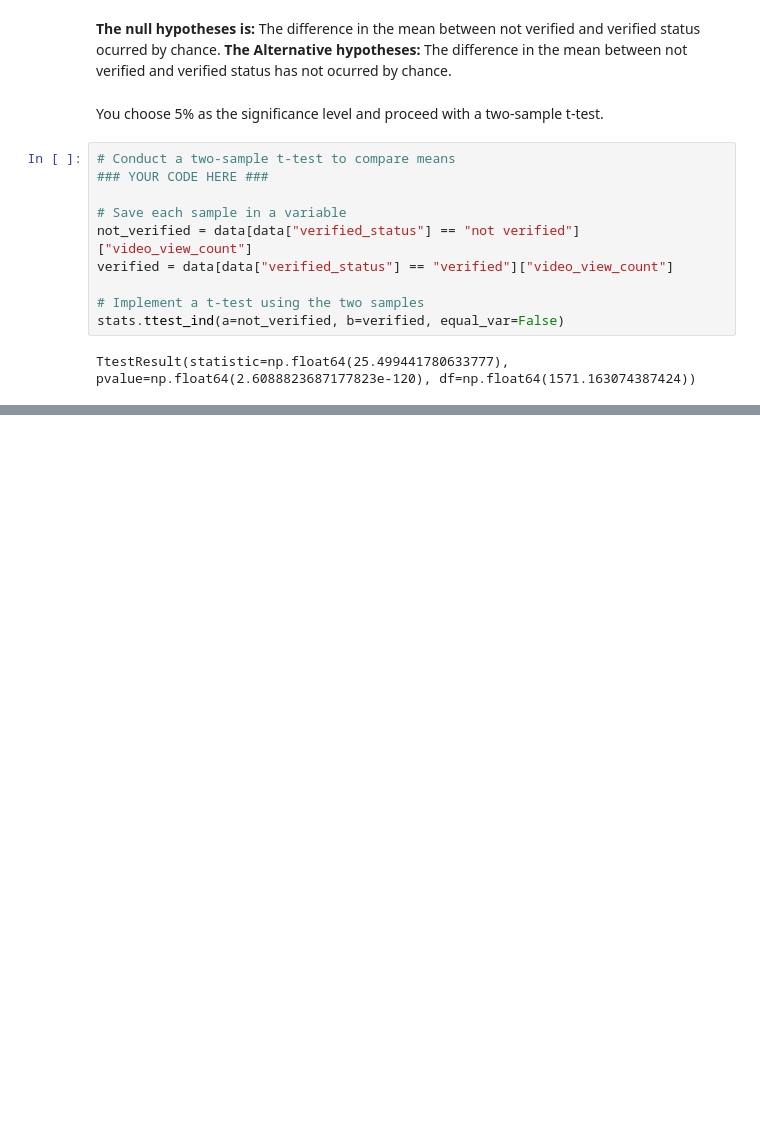
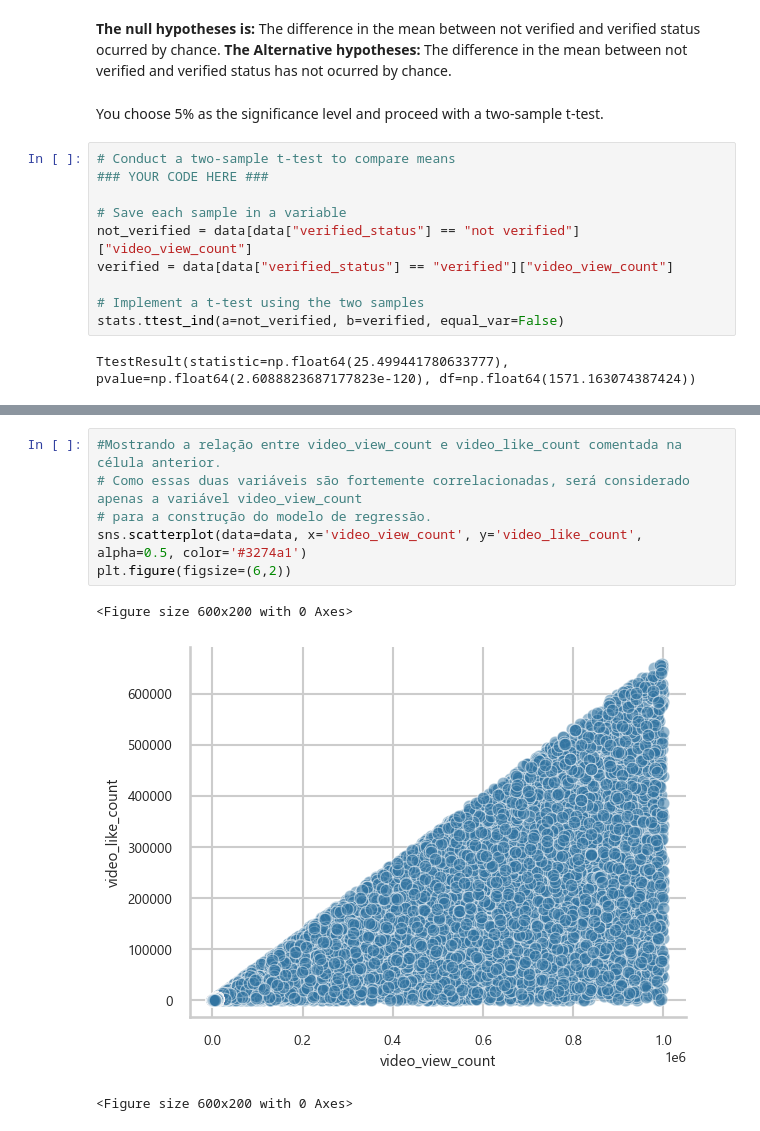
Before and after one commit to Trevisssss/tiktok-analysis, a Jupyter notebook: Tiktok-Analysis.ipynb, the cells around one changed output, grey strips where cells are left out. Saved outputs shown, nothing was run; the diff lists cells and outputs as text; blank space fills up the shorter version.

```diff
--- a/Tiktok-Analysis.ipynb
+++ b/Tiktok-Analysis.ipynb
@@ -209,0 +243,10 @@ Consider the questions in your PACE Strategy Documentto reflect on the Execute s
+# %%
+#Mostrando a relação entre video_view_count e video_like_count comentada na célula anterior.
+# Como essas duas variáveis são fortemente correlacionadas, será considerado apenas a variável video_view_count
+# para a construção do modelo de regressão.
+sns.scatterplot(data=data, x='video_view_count', y='video_like_count', alpha=0.5, color='#3274a1')
+plt.figure(figsize=(6,2))
+# %% [output]
+<Figure size 600x200 with 0 Axes>
+[figure, added]
+<Figure size 600x200 with 0 Axes>
```
Also changed, not shown: parts of 97 cells of this notebook, 4 other files.
